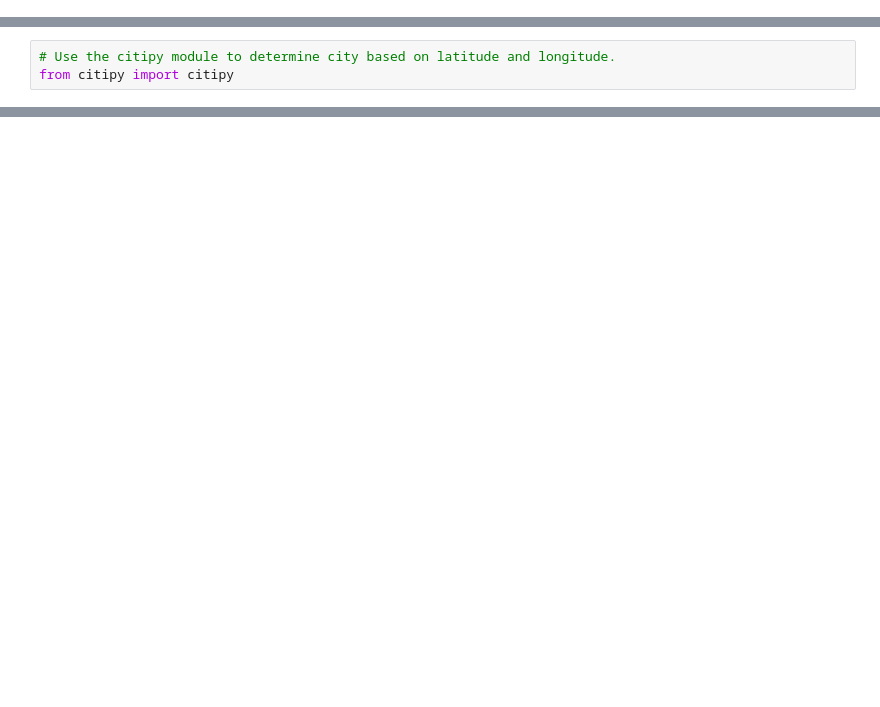
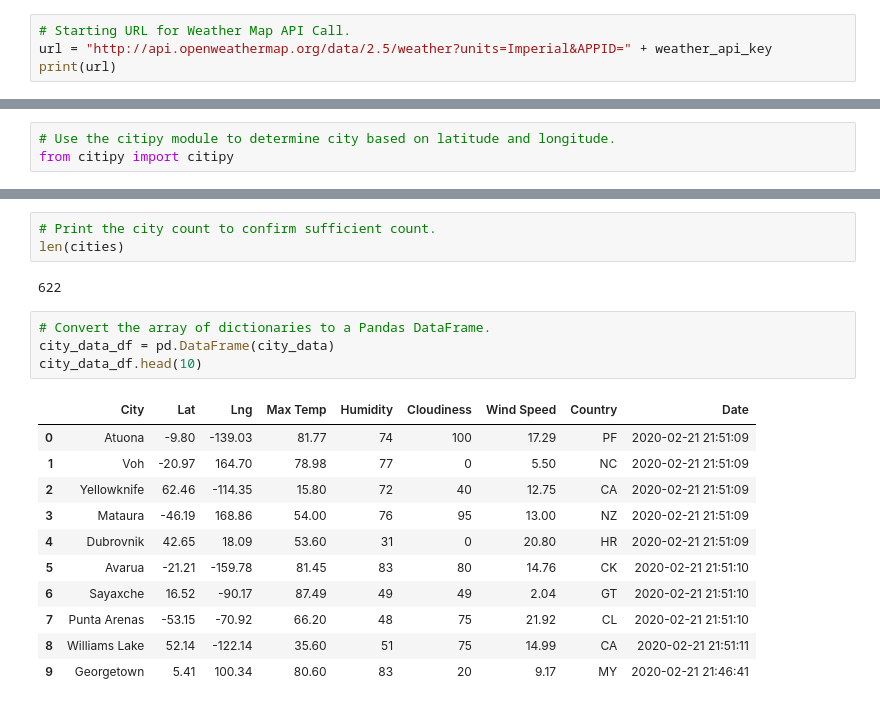
Before and after one commit to Al-Huneidi/World_Weather_Analysis, a Jupyter notebook: WeatherPy.ipynb, the cells around one changed output, grey strips where cells are left out. Cells and saved outputs as stored; diff of their text form; blank space fills up the shorter version.

```diff
--- a/WeatherPy.ipynb
+++ b/WeatherPy.ipynb
@@ -30,3 +42,7 @@ lat_lngs
 # %%
 # Add the latitudes and longitudes to a list.
 coordinates = list(lat_lngs)
+# %%
+# Starting URL for Weather Map API Call.
+url = "http://api.openweathermap.org/data/2.5/weather?units=Imperial&APPID=" + weather_api_key
+print(url)
@@ -49,0 +146,21 @@ len(cities)
+# %%
+# Print the city count to confirm sufficient count.
+len(cities)
+# %% [output]
+622
+# %%
+# Convert the array of dictionaries to a Pandas DataFrame.
+city_data_df = pd.DataFrame(city_data)
+city_data_df.head(10)
+# %% [output]
+|  | City | Lat | Lng | Max Temp | Humidity | Cloudiness | Wind Speed | Country | Date |
+| 0 | Atuona | -9.80 | -139.03 | 81.77 | 74 | 100 | 17.29 | PF | 2020-02-21 21:51:09 |
+| 1 | Voh | -20.97 | 164.70 | 78.98 | 77 | 0 | 5.50 | NC | 2020-02-21 21:51:09 |
+| 2 | Yellowknife | 62.46 | -114.35 | 15.80 | 72 | 40 | 12.75 | CA | 2020-02-21 21:51:09 |
+| 3 | Mataura | -46.19 | 168.86 | 54.00 | 76 | 95 | 13.00 | NZ | 2020-02-21 21:51:09 |
+| 4 | Dubrovnik | 42.65 | 18.09 | 53.60 | 31 | 0 | 20.80 | HR | 2020-02-21 21:51:09 |
+| 5 | Avarua | -21.21 | -159.78 | 81.45 | 83 | 80 | 14.76 | CK | 2020-02-21 21:51:10 |
+| 6 | Sayaxche | 16.52 | -90.17 | 87.49 | 49 | 49 | 2.04 | GT | 2020-02-21 21:51:10 |
+| 7 | Punta Arenas | -53.15 | -70.92 | 66.20 | 48 | 75 | 21.92 | CL | 2020-02-21 21:51:10 |
+| 8 | Williams Lake | 52.14 | -122.14 | 35.60 | 51 | 75 | 14.99 | CA | 2020-02-21 21:51:11 |
+| 9 | Georgetown | 5.41 | 100.34 | 80.60 | 83 | 20 | 9.17 | MY | 2020-02-21 21:46:41 |
```
Also changed, not shown: parts of 13 cells of this notebook.
